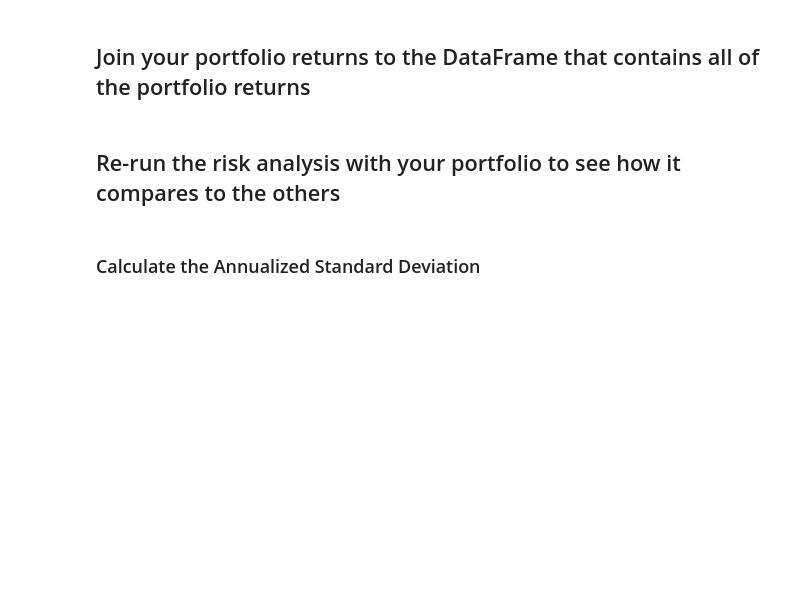
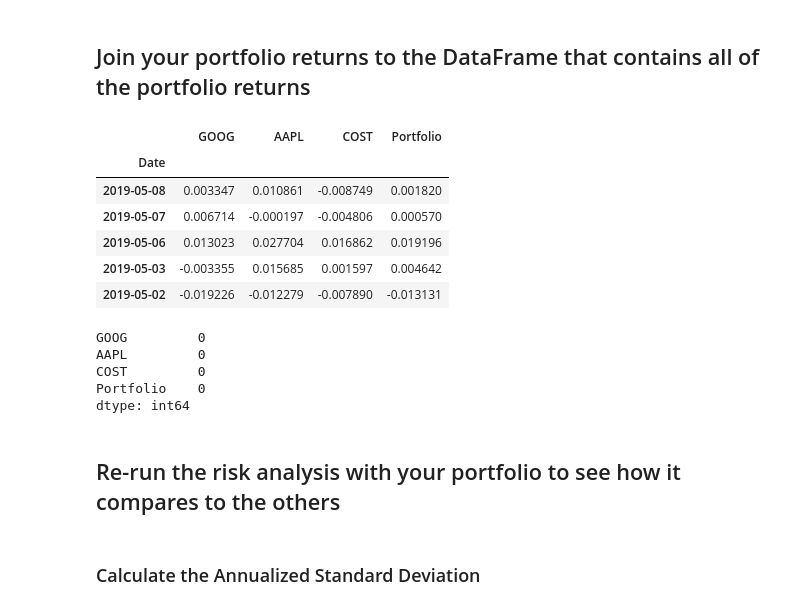
Before and after one commit to jarewa2/Pandas, a Jupyter notebook: whale_analysis.ipynb, the cells around one changed output. Drawn from its saved outputs; the diff is of its cells as text; code cells hidden in the pictures; blank space fills up the shorter version.

```diff
--- a/whale_analysis.ipynb
+++ b/whale_analysis.ipynb
@@ -409,0 +461,11 @@ For this demo solution, we fetch data from three companies listes in the S&P 500
+# %%
+# Rename each column
+all_stocks_df.columns = ['Date', 'Sym_G', 'GOOG', 'Sym_A', 'AAPL', 'Sym_C', 'COST']
+
+# set new index to 'Date' column and sort
+all_stocks_df.set_index('Date', inplace=True)
+all_stocks_df.sort_index()
+
+# Reorganize portfolio data by droping unwanted columns and having a column per symbol
+all_stocks_df.drop(columns=['Sym_G', 'Sym_A', 'Sym_C'], inplace=True)
+all_stocks_df.head()
@@ -410,6 +480,9 @@ For this demo solution, we fetch data from three companies listes in the S&P 500
 # %%
 # Calculate daily returns
+stocks_daily_returns = all_stocks_df.pct_change()
 
 # Drop NAs
+stocks_daily_returns.dropna(inplace = True)
 
 # Display sample data
+stocks_daily_returns.head()
@@ -420,5 +501,7 @@ For this demo solution, we fetch data from three companies listes in the S&P 500
 weights = [1/3, 1/3, 1/3]
 
 # Calculate portfolio return
+portfolio_returns = stocks_daily_returns.dot(weights)
 
 # Display sample data
+portfolio_returns.head()
@@ -426,8 +517,26 @@ weights = [1/3, 1/3, 1/3]
 ## Join your portfolio returns to the DataFrame that contains all of the portfolio returns
 # %%
 # Join your returns DataFrame to the original returns DataFrame
+new_df = pd.concat([stocks_daily_returns, portfolio_returns], axis="columns", join="inner")
+new_df.columns = ['GOOG', 'AAPL', 'COST', 'Portfolio']
+new_df.head()
+# %% [output]
+|  | GOOG | AAPL | COST | Portfolio |
+| Date |  |  |  |  |
+| 2019-05-08 | 0.003347 | 0.010861 | -0.008749 | 0.001820 |
+| 2019-05-07 | 0.006714 | -0.000197 | -0.004806 | 0.000570 |
+| 2019-05-06 | 0.013023 | 0.027704 | 0.016862 | 0.019196 |
+| 2019-05-03 | -0.003355 | 0.015685 | 0.001597 | 0.004642 |
+| 2019-05-02 | -0.019226 | -0.012279 | -0.007890 | -0.013131 |
 # %%
 # Only compare dates where return data exists for all the stocks (drop NaNs)
+new_df.isnull().sum()
+# %% [output]
+GOOG         0
+AAPL         0
+COST         0
+Portfolio    0
+dtype: int64
 # %% [markdown]
 ## Re-run the risk analysis with your portfolio to see how it compares to the others
 # %% [markdown]
```
Also changed, not shown: parts of 14 cells of this notebook.
